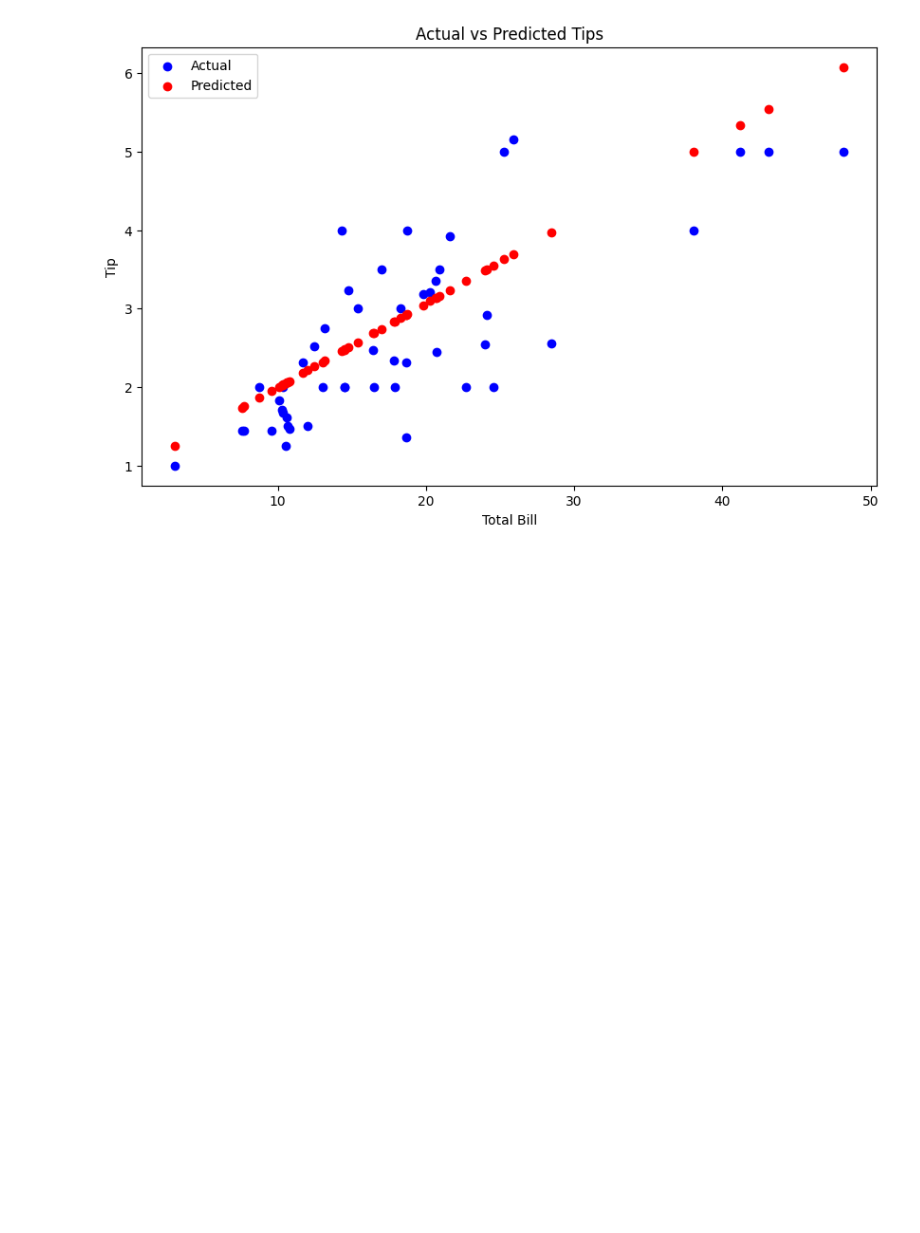
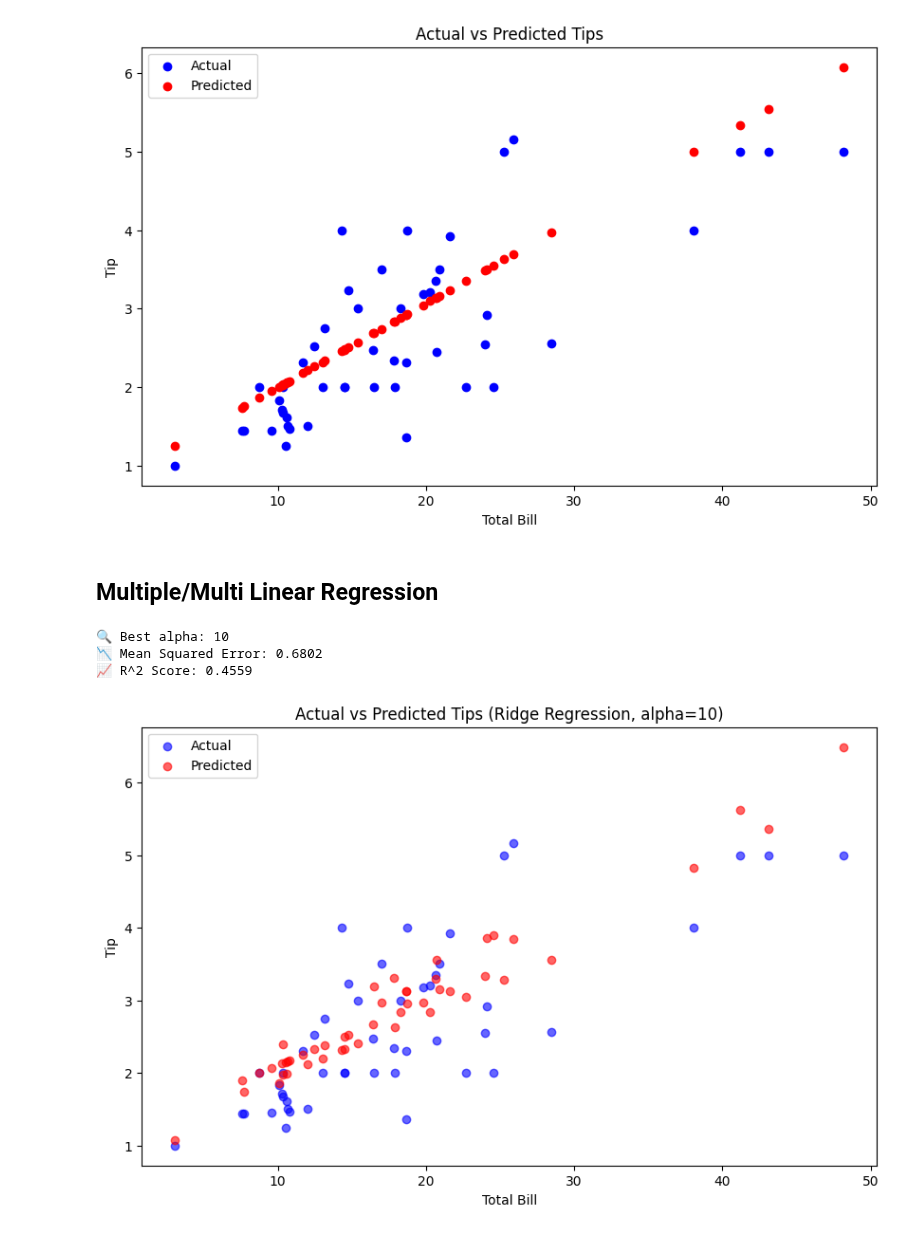
Before and after one commit to abubakar786565/Machine-Learning, a Jupyter notebook: 02_Intermediate_Scikit_Learn.ipynb, the cells around one changed output. Cells and saved outputs as stored; diff of their text form; code cells hidden in the pictures; blank space fills up the shorter version.

Commit message:
multi_linear

```diff
--- a/02_Intermediate_Scikit_Learn.ipynb
+++ b/02_Intermediate_Scikit_Learn.ipynb
@@ -69,3 +87,67 @@ Preidicted Tips: [3.04525623 1.86330727 3.55119456 3.69452593 2.31576375 2.83881
 Mean Squared Error: 0.5688142529229538
 R^2 Score: 0.5449381659234663
 [figure]
+# %% [markdown]
+## Multiple/Multi Linear Regression
+# %%
+from sklearn.model_selection import train_test_split, GridSearchCV
+from sklearn.linear_model import Ridge
+from sklearn.preprocessing import StandardScaler
+from sklearn.pipeline import Pipeline
+from sklearn.metrics import mean_squared_error, r2_score
+
+# --- Data Preparation ---
+# Assuming df is already loaded and cleaned
+X = df[['total_bill', 'size', 'smoker_No']]  # Feature set
+y = df['tip']                                # Target variable
+
+X_train, X_test, y_train, y_test = train_test_split(X, y, test_size=0.2, random_state=42)
+
+# --- Pipeline: Scaling + Ridge + GridSearch ---
+pipeline = Pipeline([
+    ('scaler', StandardScaler()),
+    ('ridge', Ridge())
+])
+
+# Hyperparameters to search
+param_grid = {
+    'ridge__alpha': [0.01, 0.1, 1, 10, 100],
+    'ridge__fit_intercept': [True, False],
+    'ridge__solver': ['auto', 'svd', 'cholesky', 'lsqr', 'sparse_cg'],
+    'ridge__max_iter': [None, 1000, 2000],
+    'ridge__tol': [1e-4, 1e-3, 1e-2],
+    'ridge__random_state': [42]
+}
+
+# GridSearchCV
+grid = GridSearchCV(pipeline, param_grid, cv=5)
+grid.fit(X_train, y_train)
+
+# Best model after tuning
+best_model = grid.best_estimator_
+best_alpha = grid.best_params_['ridge__alpha']
+print(f'🔍 Best alpha: {best_alpha}')
+
+# Predictions
+y_pred = best_model.predict(X_test)
+
+# Evaluation Metrics
+mse = mean_squared_error(y_test, y_pred)
+r2 = r2_score(y_test, y_pred)
+print(f'📉 Mean Squared Error: {mse:.4f}')
+print(f'📈 R^2 Score: {r2:.4f}')
+
+# --- Visualization ---
+plt.figure(figsize=(10, 6))
+plt.scatter(X_test['total_bill'], y_test, color='blue', label='Actual', alpha=0.6)
+plt.scatter(X_test['total_bill'], y_pred, color='red', label='Predicted', alpha=0.6)
+plt.xlabel('Total Bill')
+plt.ylabel('Tip')
+plt.title(f'Actual vs Predicted Tips (Ridge Regression, alpha={best_alpha})')
+plt.legend()
+plt.show()
+# %% [output]
+🔍 Best alpha: 10
+📉 Mean Squared Error: 0.6802
+📈 R^2 Score: 0.4559
+[figure, added]
```
Also changed, not shown: parts of 6 cells of this notebook.
